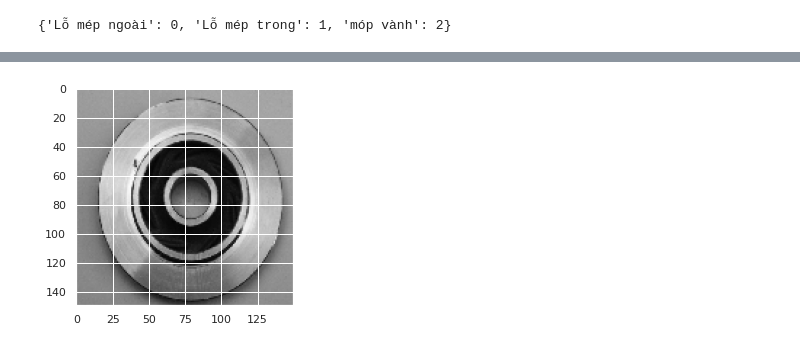
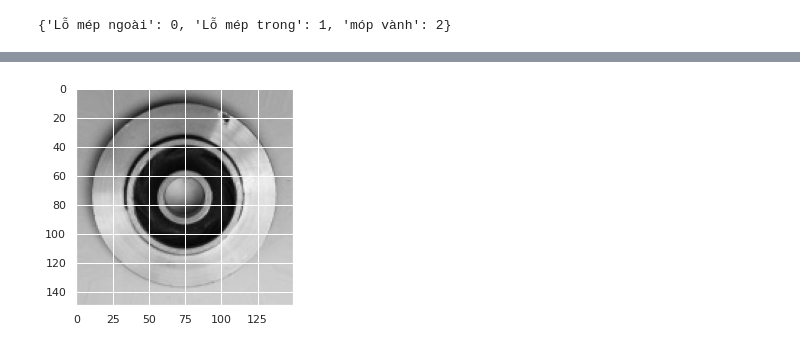
Before and after one commit to TRANTHITHUYTIEN20104061/Tr-n-Th-Th-y-Ti-n-20104061, a Jupyter notebook: project_Ai.ipynb, the cells around one changed output, grey strips where cells are left out. Drawn from its saved outputs; the diff is of its cells as text; code cells hidden in the pictures.

Commit message:
Được tạo bằng Colaboratory

```diff
--- a/project_Ai.ipynb
+++ b/project_Ai.ipynb
@@ -291,0 +292,15 @@ plt.show
+# %%
+img=load_img("/cast_def_0_144.jpeg",target_size=(150,150))
+plt.imshow(img)
+img=img_to_array(img)
+img=img.astype('float32')
+img=img/255
+img=np.expand_dims(img,axis=0)
+result=model_CNN.predict(img)
+if round(result[0][0])==1:
+  prediction='Lỗ mép ngoài'
+if round(result[0][1])==1:
+  prediction='Lỗ mép trong'
+if round(result[0][2])==1:
+  prediction='móp vành'
+print(prediction)
@@ -292,5 +311,6 @@ plt.show
 # %%
-img=load_img("/content/drive/MyDrive/Colab Notebooks/Project cuối kì/casting_data/test/Lỗ mép trong/cast_def_0_1958.jpeg",target_size=(150,150))
+
+img=load_img("/cast_def_0_461.jpeg",target_size=(150,150))
 plt.imshow(img)
 img=img_to_array(img)
 img=np.expand_dims(img,axis=0)
@@ -308,2 +328,2 @@ Lỗ mép trong
-[figure, old version]
+[figure, new version]
 # %%
```
Also changed, not shown: parts of 9 cells of this notebook.
